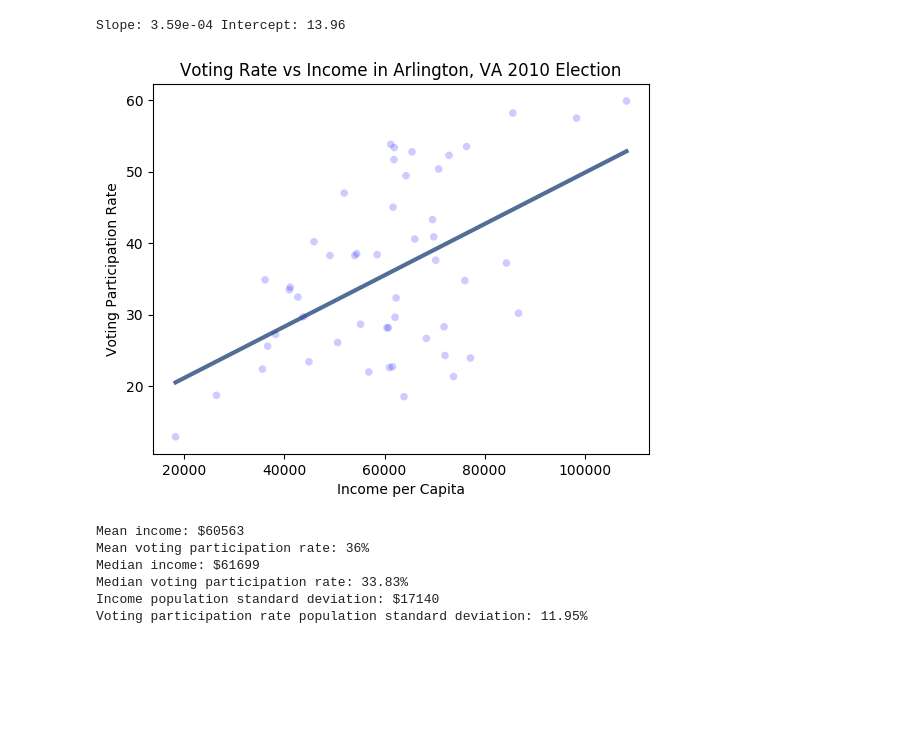
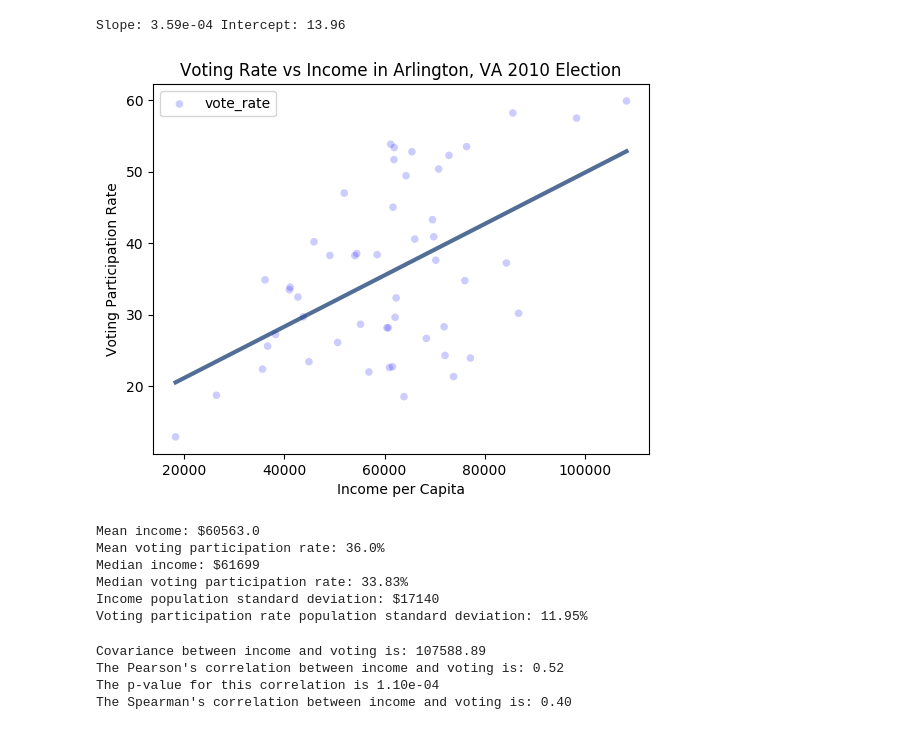
Before and after one commit to jelkner/ggs560, a Jupyter notebook: GGS560 Final Project.ipynb, the cells around one changed output. Saved outputs shown, nothing was run; the diff lists cells and outputs as text; code cells hidden in the pictures; blank space fills up the shorter version.

Commit message:
Start correlation stats

```diff
--- a/GGS560 Final Project.ipynb
+++ b/GGS560 Final Project.ipynb
@@ -1,31 +1,31 @@
 # %%
 import pandas as pd
 import matplotlib.pyplot as plt; plt.rcdefaults()
 import numpy as np
 import statistics as stat
 import thinkstats2 as ts
 import thinkplot as tp
 import pickle
 
 data = pd.read_pickle('Data/precinct_data.pkl')
 sd = data.sort_values(by=['income_per_cap'])
 
-income = sd['income_per_cap'].tolist()
-voting = sd['vote_rate'].tolist()
+income = sd['income_per_cap']
+voting = sd['vote_rate']
 
 # Save and print the slope and intercept of least squares line
 inter, slope = ts.LeastSquares(income, voting)
 print('Slope: {:0.2e} Intercept: {:0.2f}'.format(slope, inter))
 
 # Plot the best fit line along with the data
 fit_income, fit_voting = ts.FitLine(income, inter, slope)
 tp.Scatter(income, voting)
 tp.Plot(fit_income, fit_voting)
 tp.Show(title='Voting Rate vs Income in Arlington, VA 2010 Election',
         xlabel='Income per Capita', ylabel='Voting Participation Rate')
 # %% [output]
 Slope: 3.59e-04 Intercept: 13.96
-[figure, old version]
+[figure, new version]
 # %%
 # Report descriptive statistics on the data
 print('Mean income: ${}'.format(round(stat.mean(income))))
@@ -35,8 +35,8 @@ print('Median voting participation rate: {}%'.format(stat.median(voting)))
 print('Income population standard deviation: ${}'.format(round(stat.pstdev(income))))
 print('Voting participation rate population standard deviation: {:0.2f}%'.format(stat.pstdev(voting)))
 # %% [output]
-Mean income: $60563
-Mean voting participation rate: 36%
+Mean income: $60563.0
+Mean voting participation rate: 36.0%
 Median income: $61699
 Median voting participation rate: 33.83%
 Income population standard deviation: $17140
@@ -45,0 +44,20 @@ Voting participation rate population standard deviation: 11.95%
+# %%
+# Investigate correlation between income and voting participation
+from scipy.stats.stats import pearsonr
+
+# Compute the covariance
+print('Covariance between income and voting is: {:0.2f}'.format(np.cov(income, voting)[0][1]))
+
+# Compute the Pearson's correlation
+pearson, p_val = pearsonr(income, voting)
+print("The Pearson's correlation between income and voting is: {:0.2f}".format(pearson))
+print('The p-value for this correlation is {:0.2e}'.format(p_val))
+
+# Compute the Spearman's rank
+spearman = income.corr(voting, method='spearman')
+print("The Spearman's correlation between income and voting is: {:0.2f}".format(spearman))
+# %% [output]
+Covariance between income and voting is: 107588.89
+The Pearson's correlation between income and voting is: 0.52
+The p-value for this correlation is 1.10e-04
+The Spearman's correlation between income and voting is: 0.40
```
Also changed, not shown: parts of 1 cell of this notebook.
